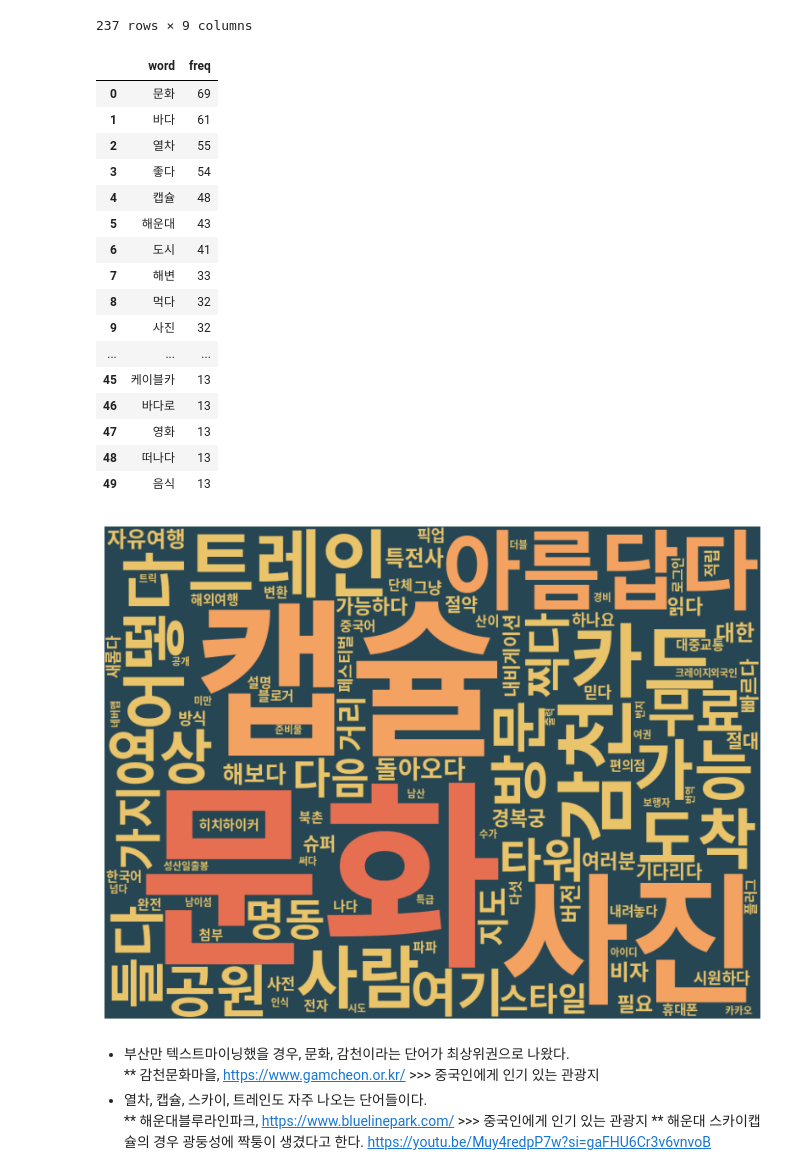
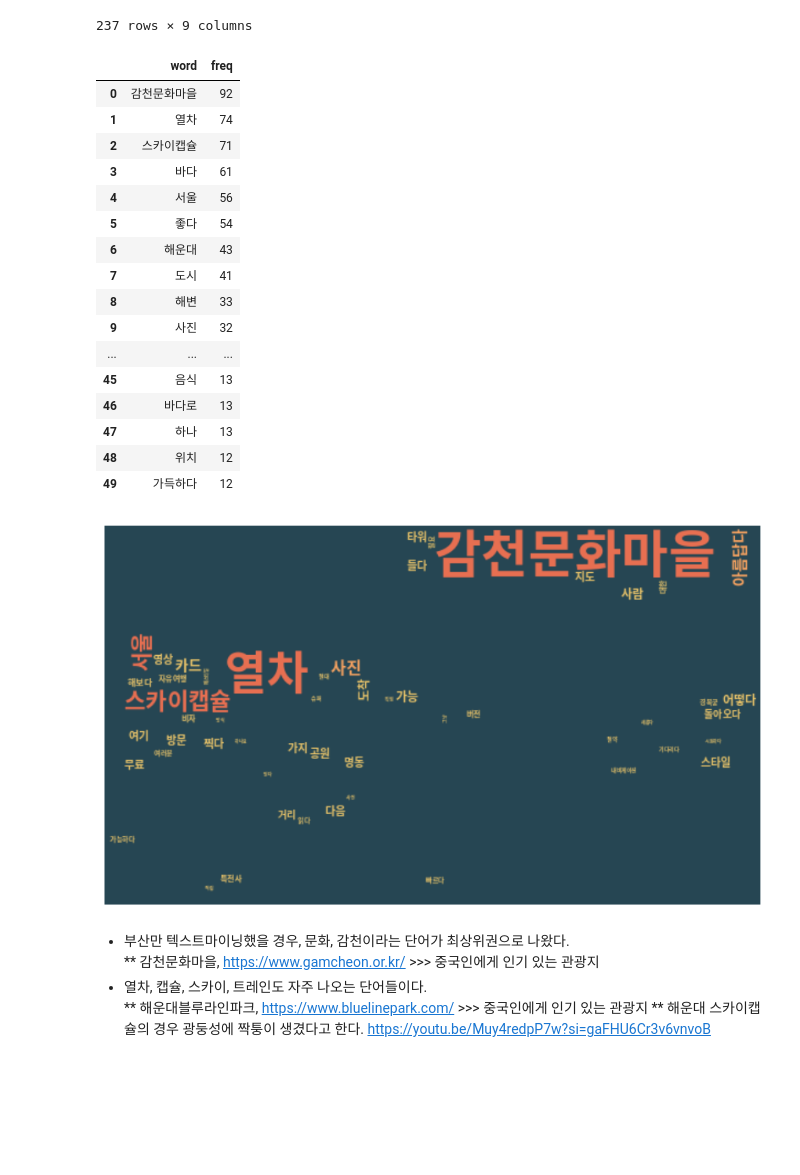
Before and after one commit to kKn00077/techit-travel-data-analysis, a Jupyter notebook: China_Douyin_Txtmining.ipynb, the cells around one changed output. Drawn from its saved outputs; the diff is of its cells as text; code cells hidden in the pictures; blank space fills up the shorter version.

```diff
--- a/China_Douyin_Txtmining.ipynb
+++ b/China_Douyin_Txtmining.ipynb
@@ -267,7 +238,13 @@ replace_dict = {
     "경기도" : "경기",
     "제주도": "제주",
     "강원도" : "강원",
-    "인천광역시" : "인천"
+    "인천광역시" : "인천",
+    "감천" : "감천문화마을",
+    "문화" : "감천문화마을",
+    "감천문화" : "감천문화마을",
+    "스카이" : "스카이캡슐",
+    "캡슐" : "스카이캡슐",
+    "트레인" : "열차"
     # 필요한 만큼 추가
 }
 
@@ -312,8 +289,7 @@ df_word = pd.DataFrame(word_counts.items(), columns=['word', 'freq'])
 stop_words = ["가다", "이다", "오다", "하다", "보다", "만들다", "없다", "있다", "되어다", "가보다", "갈다",
               "아니다", "않다", "되다", "같다", "알다", "모르다", "생각", "싶다", "나오다",
               "보이다", "이렇다", "많다", "그렇다", "진짜", "정말", "가장", "정도",  "매우",
-              "한국", "대한민국", "여행", "한국여행", "브이", "로그", "마을", "추천", "명소", "투어", "관광", "가이드",
-              "서울", "부산", "제주", "경기", "제주", "강원", "인천"]  # 커스텀 불용어 리스트
+              "한국", "대한민국", "여행", "한국여행", "브이", "로그", "마을", "추천", "명소", "투어", "관광", "가이드", "부산"]  # 커스텀 불용어 리스트
 df_word = df_word[~df_word['word'].isin(stop_words)]
 
 # 상위 50개 단어를 빈도순으로 정렬하여 출력
@@ -321,59 +297,74 @@ df_word_sorted = df_word.sort_values(by='freq', ascending=False).reset_index(dro
 df_word_sorted.head(50)
 # %% [output]
 |  | word | freq |
-| 0 | 문화 | 69 |
-| 1 | 바다 | 61 |
-| 2 | 열차 | 55 |
-| 3 | 좋다 | 54 |
-| 4 | 캡슐 | 48 |
-| 5 | 해운대 | 43 |
-| 6 | 도시 | 41 |
-| 7 | 해변 | 33 |
-| 8 | 먹다 | 32 |
+| 0 | 감천문화마을 | 92 |
+| 1 | 열차 | 74 |
+| 2 | 스카이캡슐 | 71 |
+| 3 | 바다 | 61 |
+| 4 | 서울 | 56 |
+| 5 | 좋다 | 54 |
+| 6 | 해운대 | 43 |
+| 7 | 도시 | 41 |
+| 8 | 해변 | 33 |
 | 9 | 사진 | 32 |
 | ... | ... | ... |
-| 45 | 케이블카 | 13 |
+| 45 | 음식 | 13 |
 | 46 | 바다로 | 13 |
-| 47 | 영화 | 13 |
-| 48 | 떠나다 | 13 |
-| 49 | 음식 | 13 |
+| 47 | 하나 | 13 |
+| 48 | 위치 | 12 |
+| 49 | 가득하다 | 12 |
 # %%
+import requests
+import numpy as np
+from PIL import Image
+
 from wordcloud import WordCloud
 import matplotlib.pyplot as plt
 
 # 한글 폰트 경로 (코랩에서 설치한 경우)
 font_path = '/usr/share/fonts/opentype/noto/NotoSansCJK-Bold.ttc'
+
+# Google Drive에 올린 이미지 가져오기
+file_id = "1AyjYIbEIvLFme5lRSBJBBGEAosj1zW5_"
+url = f"https://drive.google.com/uc?id={file_id}"
+response = requests.get(url, stream=True)
+response.raw.decode_content = True
+mask_image = np.array(Image.open(response.raw).convert("L"))
+
+# 흰색 배경은 마스크에서 제외되도록 설정
+mask_image = np.where(mask_image > 200, 255, mask_image)
 
 # 상위 100개 데이터 사용
 top_words = df_word.head(100)
 
 # 빈도에 따른 색상 설정
 def color_func(word, font_size, position, orientation, random_state=None, **kwargs):
     freq = df_word.set_index('word').at[word, 'freq'] / df_word['freq'].sum()
     if freq > 0.01:
         return '#e76f51'
     elif freq > 0.005:
         return '#f4a261'
     else:
         return '#e9c46a'
 
 # 워드클라우드 생성
 wordcloud = WordCloud(
     font_path=font_path,          # 한글 폰트 경로 설정
     background_color='#264653',  # 배경색
-    width=800,
-    height=600,
+    mask=mask_image,
+    width=1200,
+    height=693,
     min_font_size=4,             # 최소 글자 크기
     color_func=color_func        # 색상 함수
 ).generate_from_frequencies(dict(top_words.values))
 
 # 워드클라우드 출력
 plt.figure(figsize=(10, 8))
 plt.imshow(wordcloud, interpolation='bilinear')
 plt.axis('off')
 plt.show()
 # %% [output]
-[figure, old version]
+[figure, new version]
 # %% [markdown]
 * 부산만 텍스트마이닝했을 경우, 문화, 감천이라는 단어가 최상위권으로 나왔다. <br>
 ** 감천문화마을, https://www.gamcheon.or.kr/ >>> 중국인에게 인기 있는 관광지 <br>
```
Also changed, not shown: parts of 5 cells of this notebook.
